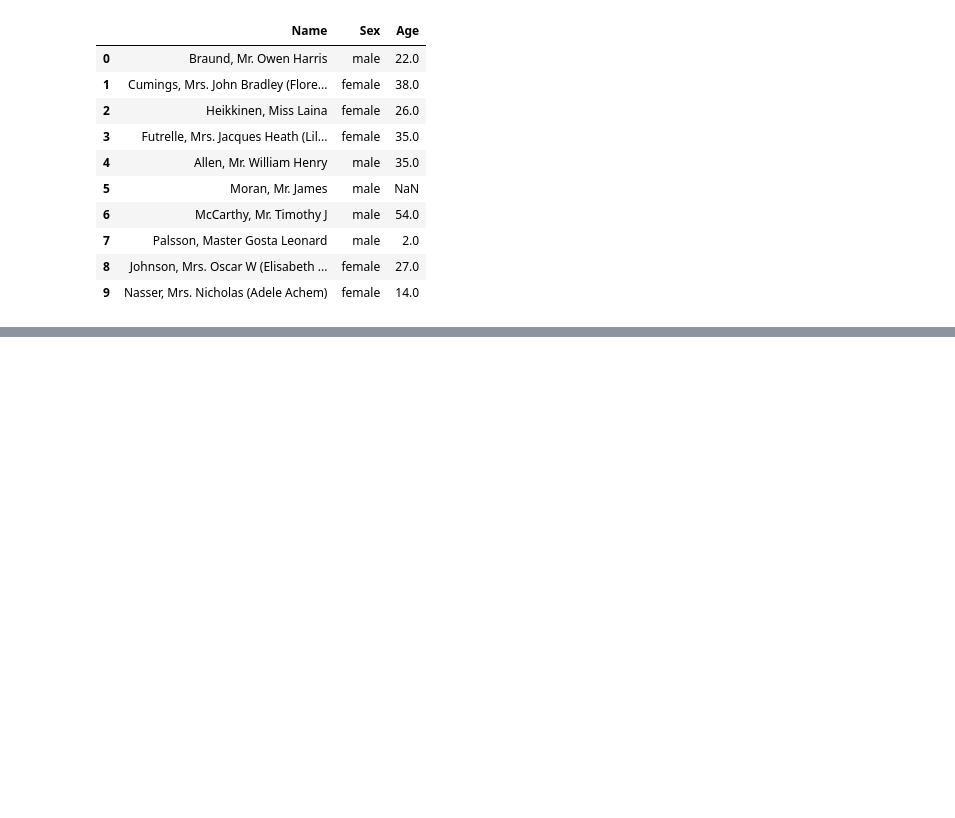
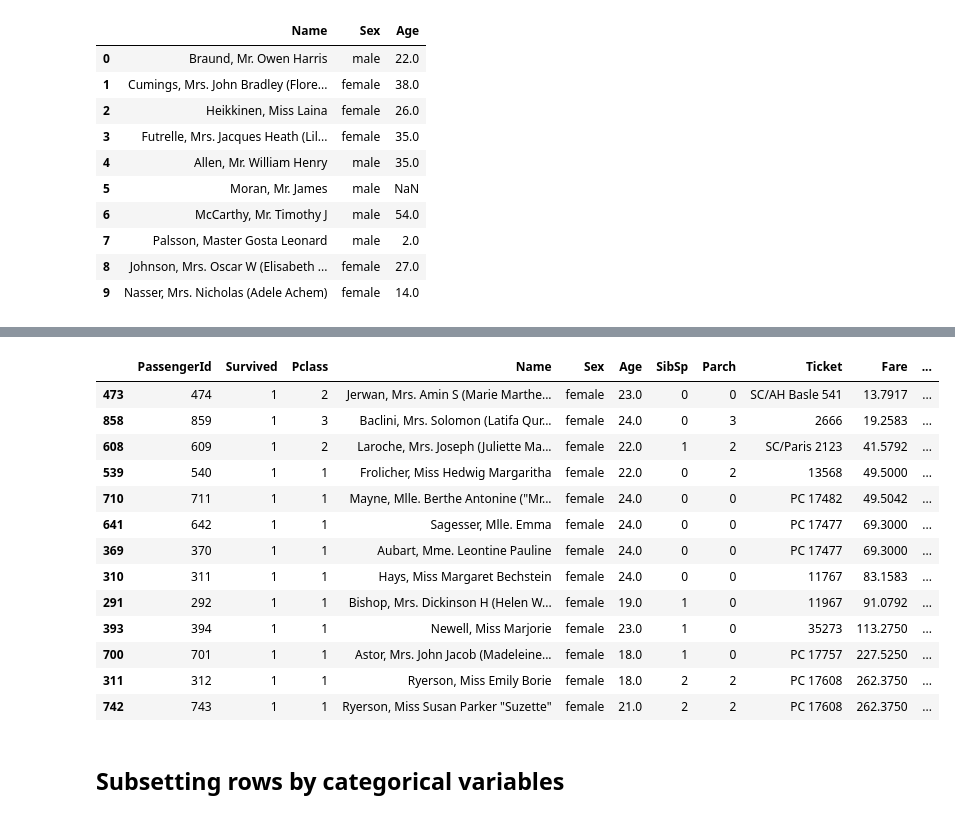
Before and after one commit to GustavMartinez/pandas_specialization, a Jupyter notebook: 01_data_manipulation/01_Transforming_DataFrames.ipynb, the cells around one changed output, grey strips where cells are left out. Drawn from its saved outputs; the diff is of its cells as text; code cells hidden in the pictures; blank space fills up the shorter version.

Commit message:
subsetting rows

```diff
--- a/01_data_manipulation/01_Transforming_DataFrames.ipynb
+++ b/01_data_manipulation/01_Transforming_DataFrames.ipynb
@@ -160,0 +223,19 @@ dataset[["Name", "Sex", "Age"]].head(10)
+# %%
+dataset[(dataset["Age"]>=18) & (dataset["Age"]<=26) & (dataset["Sex"] == "female") & (dataset["Survived"] == True) & (dataset["Embarked"] == "C")].sort_values("Fare")
+# %% [output]
+|  | PassengerId | Survived | Pclass | Name | Sex | Age | SibSp | Parch | Ticket | Fare | ... |
+| 473 | 474 | 1 | 2 | Jerwan, Mrs. Amin S (Marie Marthe... | female | 23.0 | 0 | 0 | SC/AH Basle 541 | 13.7917 | ... |
+| 858 | 859 | 1 | 3 | Baclini, Mrs. Solomon (Latifa Qur... | female | 24.0 | 0 | 3 | 2666 | 19.2583 | ... |
+| 608 | 609 | 1 | 2 | Laroche, Mrs. Joseph (Juliette Ma... | female | 22.0 | 1 | 2 | SC/Paris 2123 | 41.5792 | ... |
+| 539 | 540 | 1 | 1 | Frolicher, Miss Hedwig Margaritha | female | 22.0 | 0 | 2 | 13568 | 49.5000 | ... |
+| 710 | 711 | 1 | 1 | Mayne, Mlle. Berthe Antonine ("Mr... | female | 24.0 | 0 | 0 | PC 17482 | 49.5042 | ... |
+| 641 | 642 | 1 | 1 | Sagesser, Mlle. Emma | female | 24.0 | 0 | 0 | PC 17477 | 69.3000 | ... |
+| 369 | 370 | 1 | 1 | Aubart, Mme. Leontine Pauline | female | 24.0 | 0 | 0 | PC 17477 | 69.3000 | ... |
+| 310 | 311 | 1 | 1 | Hays, Miss Margaret Bechstein | female | 24.0 | 0 | 0 | 11767 | 83.1583 | ... |
+| 291 | 292 | 1 | 1 | Bishop, Mrs. Dickinson H (Helen W... | female | 19.0 | 1 | 0 | 11967 | 91.0792 | ... |
+| 393 | 394 | 1 | 1 | Newell, Miss Marjorie | female | 23.0 | 1 | 0 | 35273 | 113.2750 | ... |
+| 700 | 701 | 1 | 1 | Astor, Mrs. John Jacob (Madeleine... | female | 18.0 | 1 | 0 | PC 17757 | 227.5250 | ... |
+| 311 | 312 | 1 | 1 | Ryerson, Miss Emily Borie | female | 18.0 | 2 | 2 | PC 17608 | 262.3750 | ... |
+| 742 | 743 | 1 | 1 | Ryerson, Miss Susan Parker "Suzette" | female | 21.0 | 2 | 2 | PC 17608 | 262.3750 | ... |
+# %% [markdown]
+## Subsetting rows by categorical variables
```
Also changed, not shown: parts of 5 cells of this notebook.
